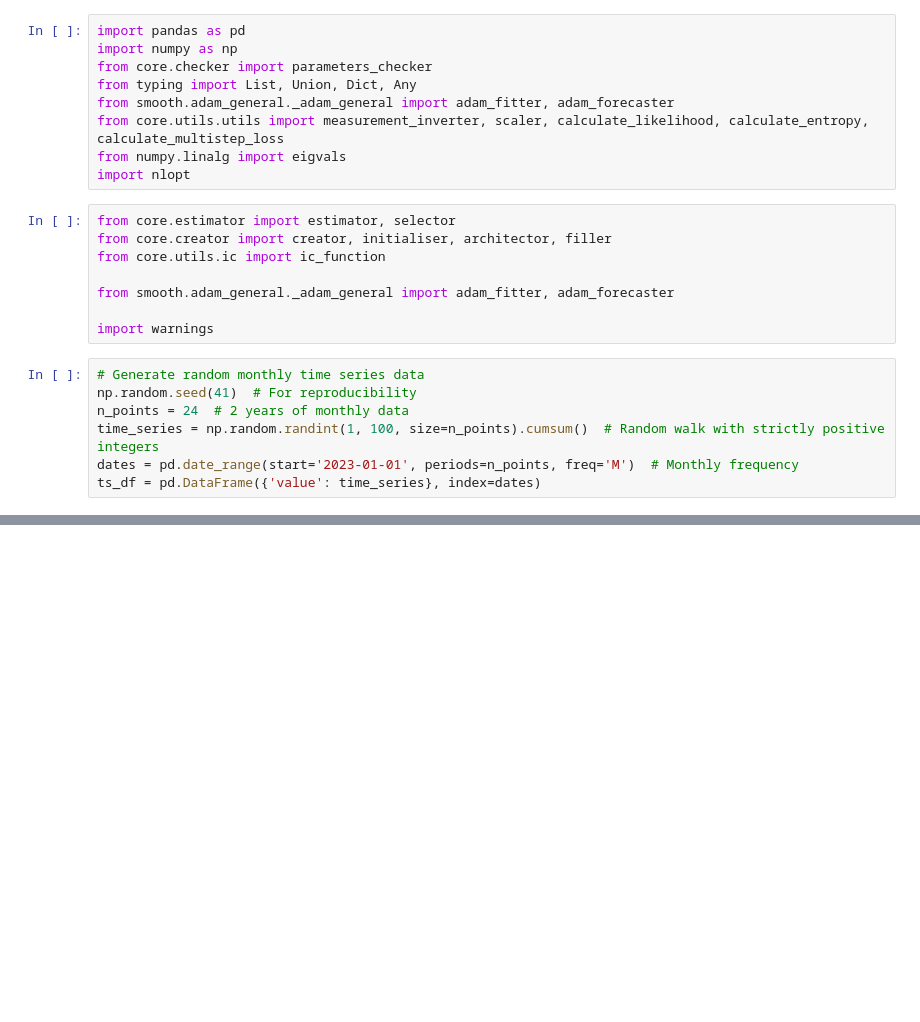
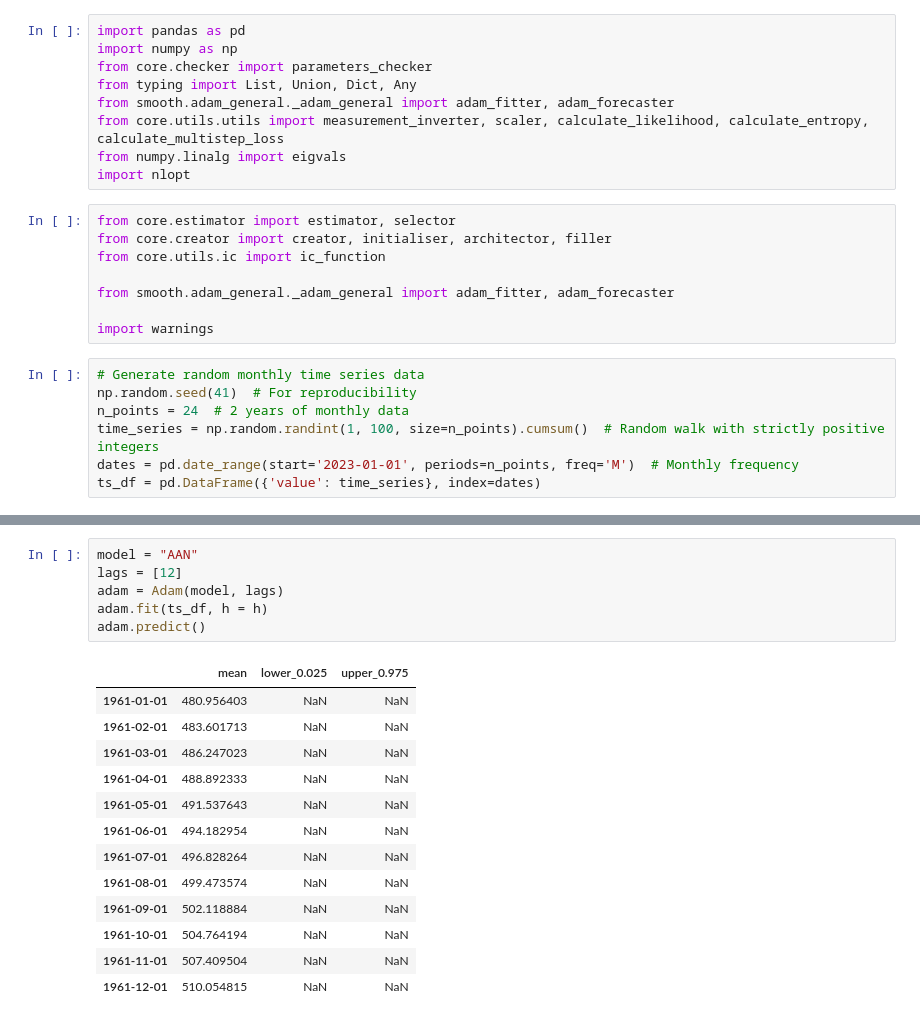
Before and after one commit to config-i1/smooth, a Jupyter notebook: python/smooth/adam_general/test_adam.ipynb, the cells around one changed output, grey strips where cells are left out. Drawn from its saved outputs; the diff is of its cells as text; blank space fills up the shorter version.

```diff
--- a/python/smooth/adam_general/test_adam.ipynb
+++ b/python/smooth/adam_general/test_adam.ipynb
@@ -101,0 +241,20 @@ Freq: M, dtype: float64
+# %%
+model = "AAN"
+lags = [12]
+adam = Adam(model, lags)
+adam.fit(ts_df, h = h)
+adam.predict()
+# %% [output]
+|  | mean | lower_0.025 | upper_0.975 |
+| 1961-01-01 | 480.956403 | NaN | NaN |
+| 1961-02-01 | 483.601713 | NaN | NaN |
+| 1961-03-01 | 486.247023 | NaN | NaN |
+| 1961-04-01 | 488.892333 | NaN | NaN |
+| 1961-05-01 | 491.537643 | NaN | NaN |
+| 1961-06-01 | 494.182954 | NaN | NaN |
+| 1961-07-01 | 496.828264 | NaN | NaN |
+| 1961-08-01 | 499.473574 | NaN | NaN |
+| 1961-09-01 | 502.118884 | NaN | NaN |
+| 1961-10-01 | 504.764194 | NaN | NaN |
+| 1961-11-01 | 507.409504 | NaN | NaN |
+| 1961-12-01 | 510.054815 | NaN | NaN |
```
Also changed, not shown: parts of 18 cells of this notebook, 11 other files.
